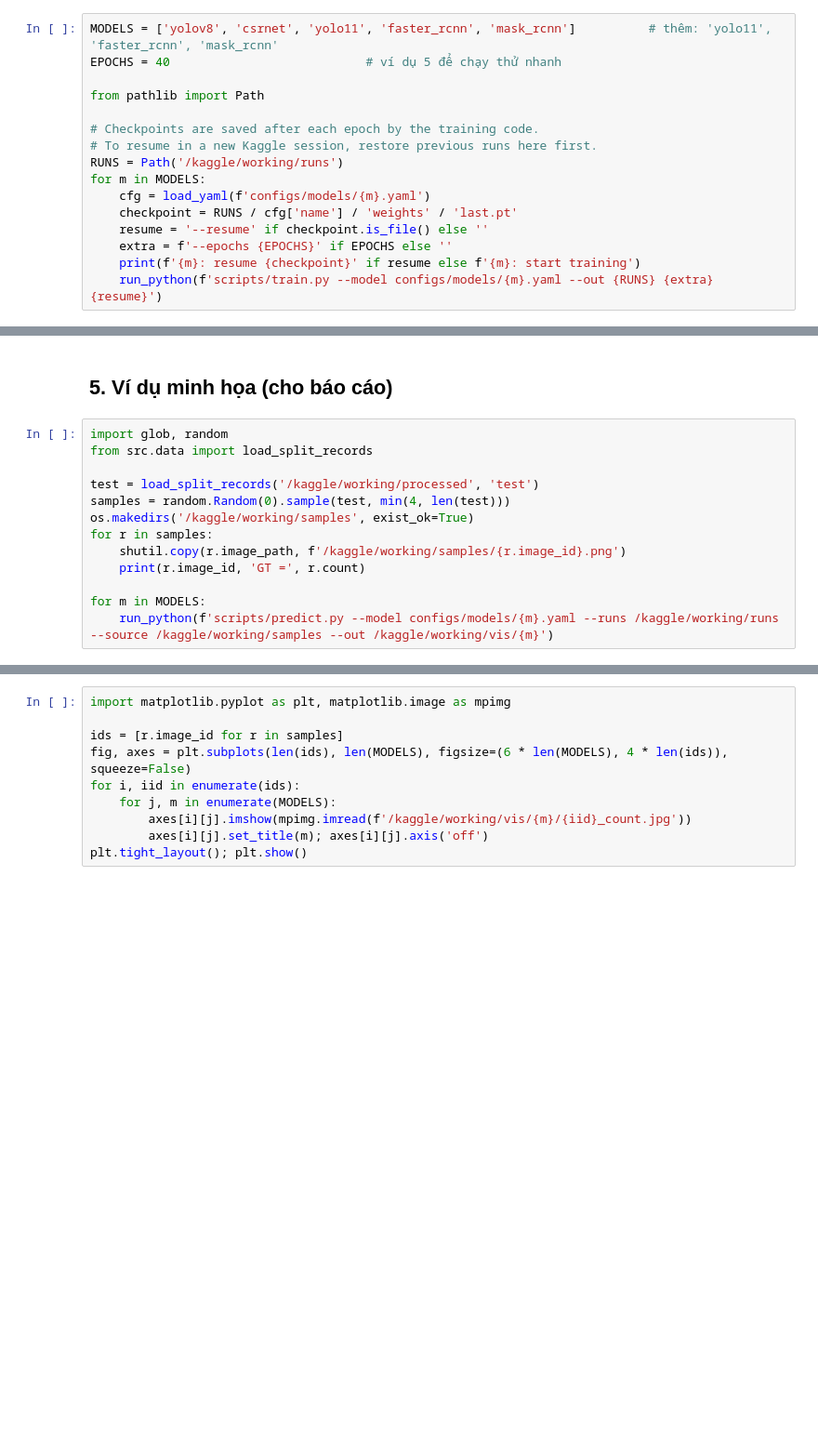
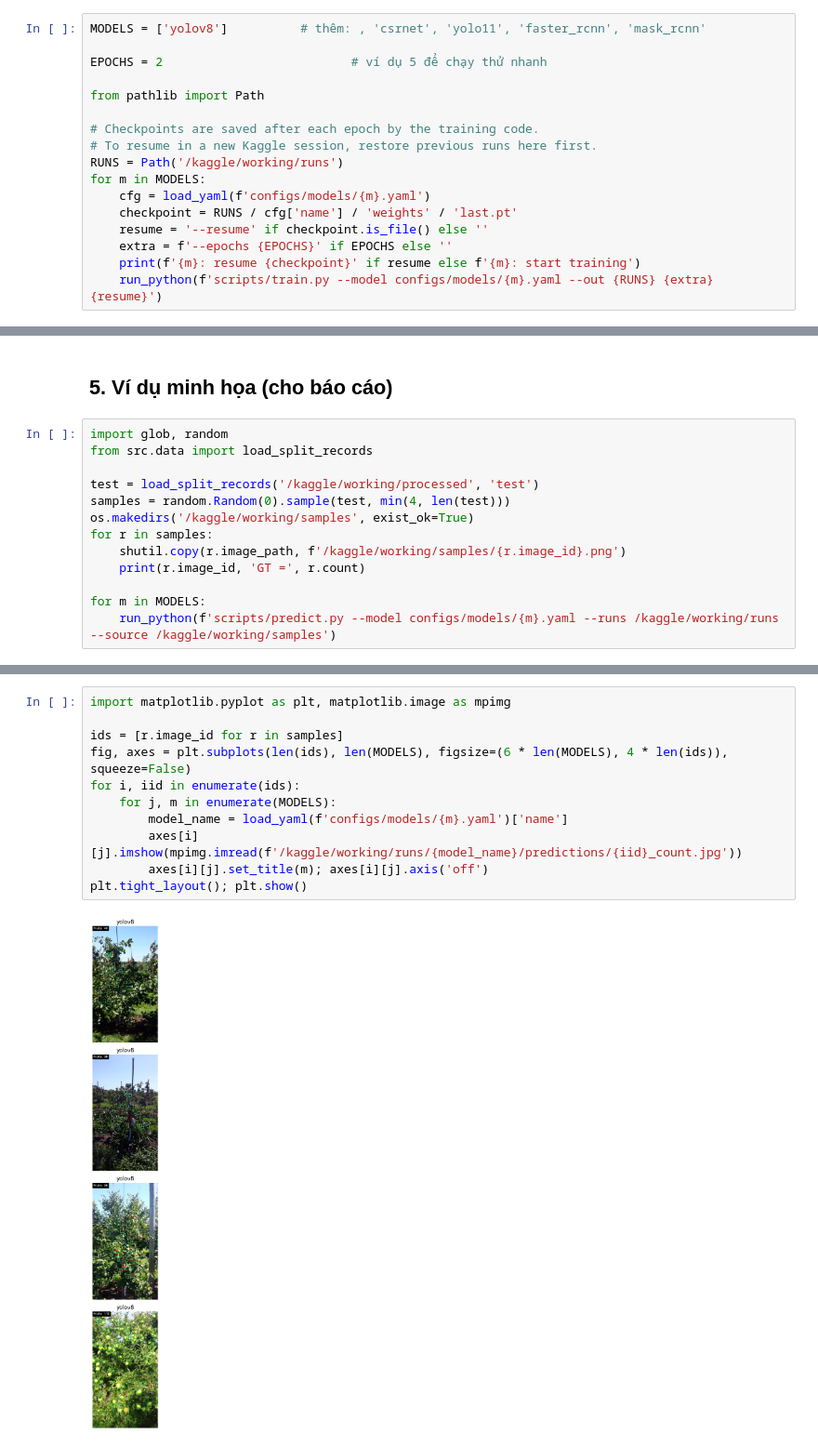
Before and after one commit to QNhut/BTL_CV, a Jupyter notebook: notebooks/kaggle_pipeline_git.ipynb, the cells around one changed output, grey strips where cells are left out. Shown at 93% size. Drawn from its saved outputs; the diff is of its cells as text; blank space fills up the shorter version.

Commit message:
Organize model outputs and expand comparison metrics

```diff
--- a/notebooks/kaggle_pipeline_git.ipynb
+++ b/notebooks/kaggle_pipeline_git.ipynb
@@ -99,8 +100,9 @@ Error:
 ## 2. Huấn luyện
 Kaggle giới hạn ~9–12 giờ/phiên và có thể ngắt; `--resume` tiếp tục từ `last.pt`. Chạy từng model ở các cell/phiên riêng nếu cần.
 # %%
-MODELS = ['yolov8', 'csrnet', 'yolo11', 'faster_rcnn', 'mask_rcnn']          # thêm: 'yolo11', 'faster_rcnn', 'mask_rcnn'
-EPOCHS = 40                           # ví dụ 5 để chạy thử nhanh
+MODELS = ['yolov8']          # thêm: , 'csrnet', 'yolo11', 'faster_rcnn', 'mask_rcnn'
+
+EPOCHS = 2                          # ví dụ 5 để chạy thử nhanh
 
 from pathlib import Path
 
@@ -186,4 +210,4 @@ for r in samples:
     print(r.image_id, 'GT =', r.count)
 
 for m in MODELS:
-    run_python(f'scripts/predict.py --model configs/models/{m}.yaml --runs /kaggle/working/runs --source /kaggle/working/samples --out /kaggle/working/vis/{m}')
+    run_python(f'scripts/predict.py --model configs/models/{m}.yaml --runs /kaggle/working/runs --source /kaggle/working/samples')
@@ -190,10 +224,13 @@ for m in MODELS:
 # %%
 import matplotlib.pyplot as plt, matplotlib.image as mpimg
 
 ids = [r.image_id for r in samples]
 fig, axes = plt.subplots(len(ids), len(MODELS), figsize=(6 * len(MODELS), 4 * len(ids)), squeeze=False)
 for i, iid in enumerate(ids):
     for j, m in enumerate(MODELS):
-        axes[i][j].imshow(mpimg.imread(f'/kaggle/working/vis/{m}/{iid}_count.jpg'))
+        model_name = load_yaml(f'configs/models/{m}.yaml')['name']
+        axes[i][j].imshow(mpimg.imread(f'/kaggle/working/runs/{model_name}/predictions/{iid}_count.jpg'))
         axes[i][j].set_title(m); axes[i][j].axis('off')
 plt.tight_layout(); plt.show()
+# %% [output]
+[figure, added]
```
Also changed, not shown: parts of 6 cells of this notebook, 15 other files.
